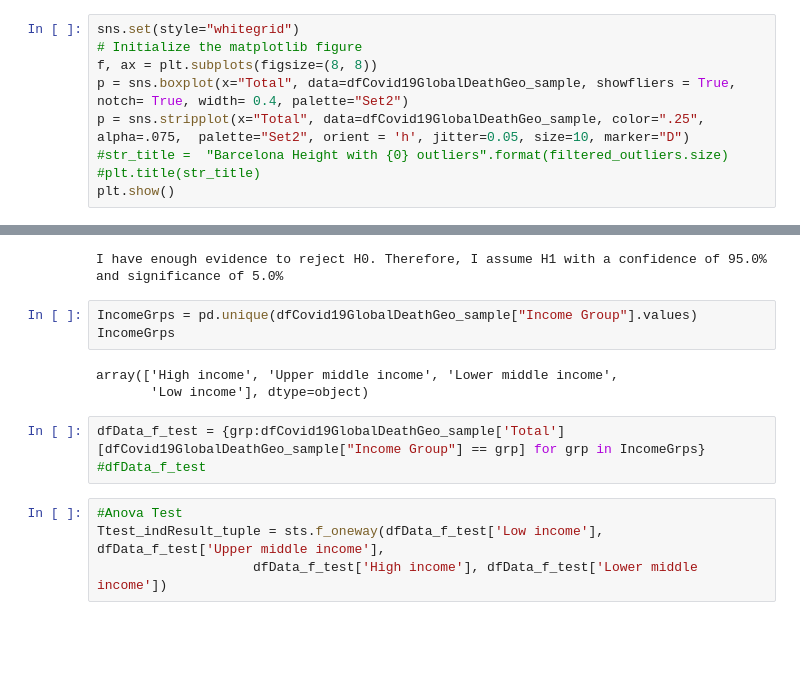
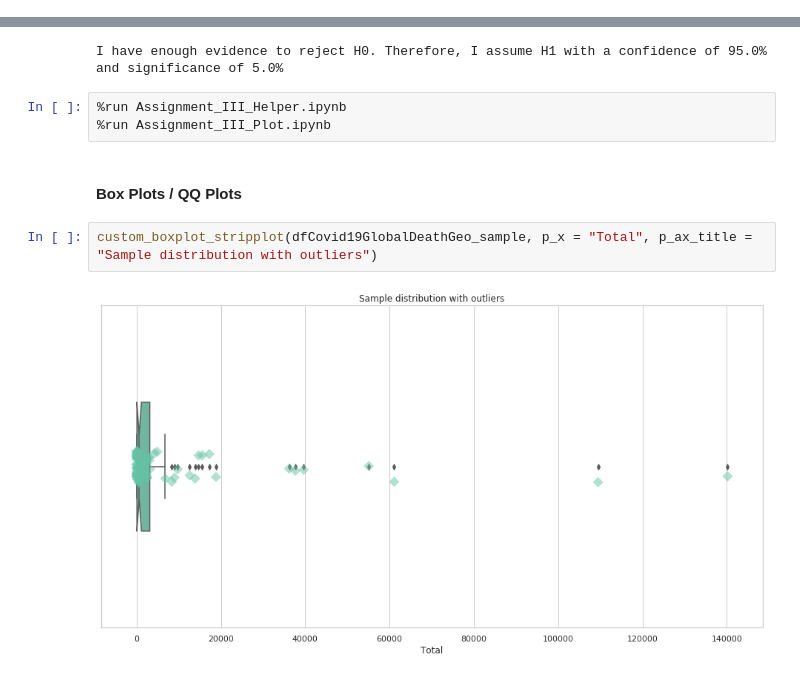
Before and after one commit to lveagithub/barcelonads, a Jupyter notebook: ThirdAssigment/Assignment_III.ipynb, the cells around one changed output, grey strips where cells are left out. Saved outputs shown, nothing was run; the diff lists cells and outputs as text; blank space fills up the shorter version.

```diff
--- a/ThirdAssigment/Assignment_III.ipynb
+++ b/ThirdAssigment/Assignment_III.ipynb
@@ -480,12 +484,3 @@ Ttest_indResult_tuple[0]
 Ttest_indResult_tuple[1]
 # %% [output]
 5.190746543903217e-16
-# %%
-sns.set(style="whitegrid")
-# Initialize the matplotlib figure
-f, ax = plt.subplots(figsize=(8, 8))
-p = sns.boxplot(x="Total", data=dfCovid19GlobalDeathGeo_sample, showfliers = True, notch= True, width= 0.4, palette="Set2")
-p = sns.stripplot(x="Total", data=dfCovid19GlobalDeathGeo_sample, color=".25", alpha=.075,  palette="Set2", orient = 'h', jitter=0.05, size=10, marker="D")
-#str_title =  "Barcelona Height with {0} outliers".format(filtered_outliers.size)
-#plt.title(str_title)
-plt.show()
@@ -495,16 +488,12 @@ plt.show()
 ttest_hypothesis_determination(pval = Ttest_indResult_tuple[1], p_alpha = 0.05)
 # %% [output]
 I have enough evidence to reject H0. Therefore, I assume H1 with a confidence of 95.0% and significance of 5.0%
-# %%
-IncomeGrps = pd.unique(dfCovid19GlobalDeathGeo_sample["Income Group"].values)
-IncomeGrps
-# %% [output]
-array(['High income', 'Upper middle income', 'Lower middle income',
-       'Low income'], dtype=object)
-# %%
-dfData_f_test = {grp:dfCovid19GlobalDeathGeo_sample['Total'][dfCovid19GlobalDeathGeo_sample["Income Group"] == grp] for grp in IncomeGrps}
-#dfData_f_test
-# %%
-#Anova Test
-Ttest_indResult_tuple = sts.f_oneway(dfData_f_test['Low income'], dfData_f_test['Upper middle income'],
-                    dfData_f_test['High income'], dfData_f_test['Lower middle income'])
+# %%
+%run Assignment_III_Helper.ipynb
+%run Assignment_III_Plot.ipynb
+# %% [markdown]
+#### Box Plots / QQ Plots
+# %%
+custom_boxplot_stripplot(dfCovid19GlobalDeathGeo_sample, p_x = "Total", p_ax_title = "Sample distribution with outliers")
+# %% [output]
+[figure, added]
```
Also changed, not shown: parts of 21 cells of this notebook.
